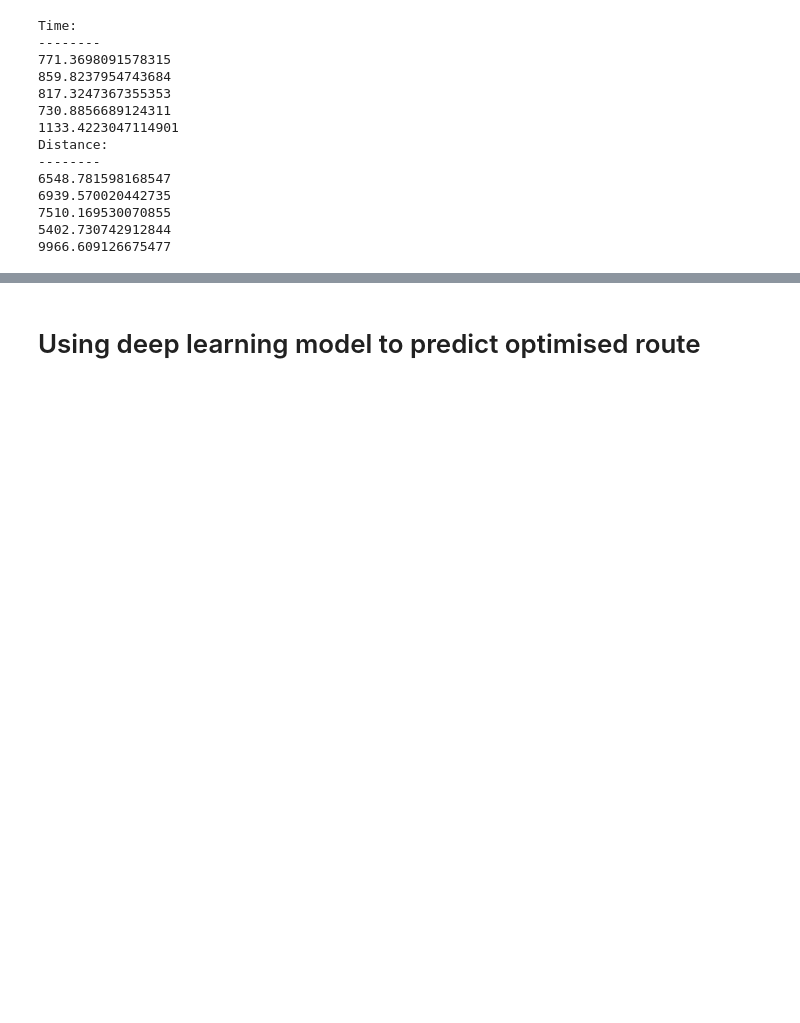
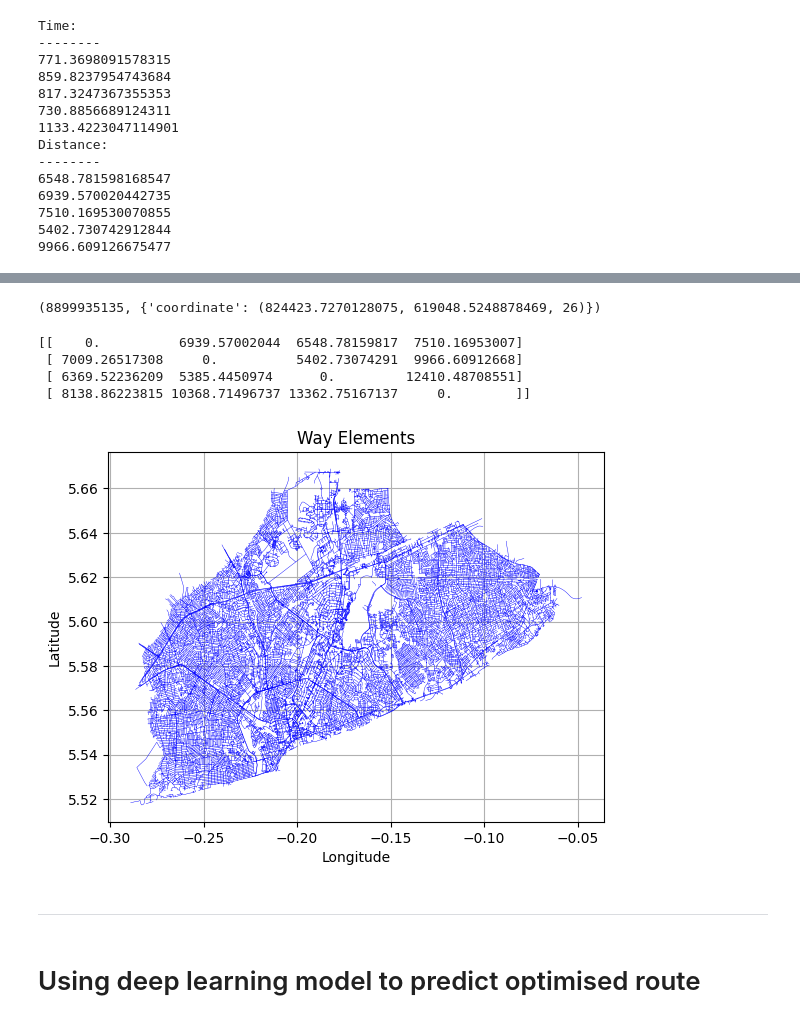
Before and after one commit to edsml-jd622/3D-Route-Optimization-system, a Jupyter notebook: User_Interface.ipynb, the cells around one changed output, grey strips where cells are left out. Drawn from its saved outputs; the diff is of its cells as text; code cells hidden in the pictures; blank space fills up the shorter version.

```diff
--- a/User_Interface.ipynb
+++ b/User_Interface.ipynb
@@ -66,3 +165,22 @@ Distance:
+# %%
+point = accra_road.get_closest_point(City(5.5,0)) # Get the closest point in the network graph for a given coordinate.
+print(point)
+# %% [output]
+(8899935135, {'coordinate': (824423.7270128075, 619048.5248878469, 26)})
+# %%
+show_matrix = accra_road.weight_matrix([kotoka_airport, accra_zoo, uni_ghana, national_museum]) # Get the adjacent matrix for any given list of locations
+print(show_matrix)
+# %% [output]
+[[    0.          6939.57002044  6548.78159817  7510.16953007]
+ [ 7009.26517308     0.          5402.73074291  9966.60912668]
+ [ 6369.52236209  5385.4450974      0.         12410.48708551]
+ [ 8138.86223815 10368.71496737 13362.75167137     0.        ]]
+# %%
+visual.draw_2Droad() # Draw the 2D map for given data.
+# %% [output]
+[figure, added]
+# %% [markdown]
+---
 # %% [markdown]
 # Using deep learning model to predict optimised route
 # %% [markdown]
```
Also changed, not shown: parts of 21 cells of this notebook, 3 other files.
